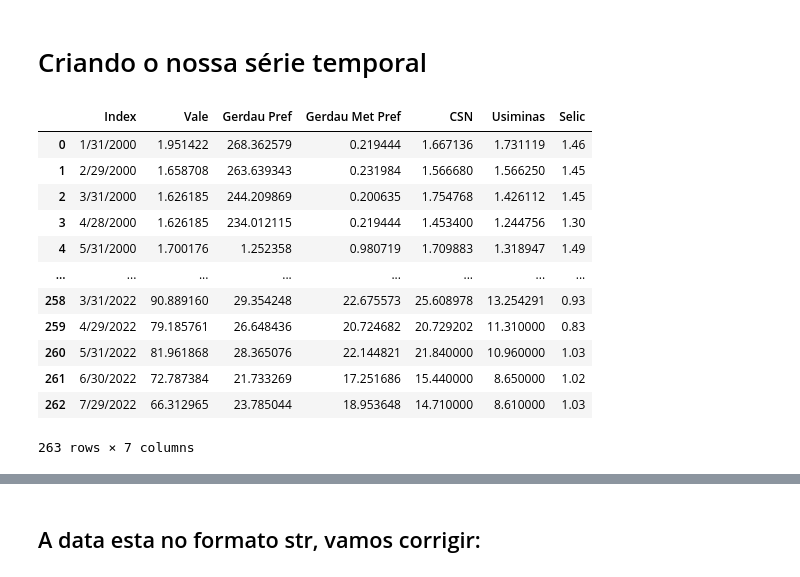
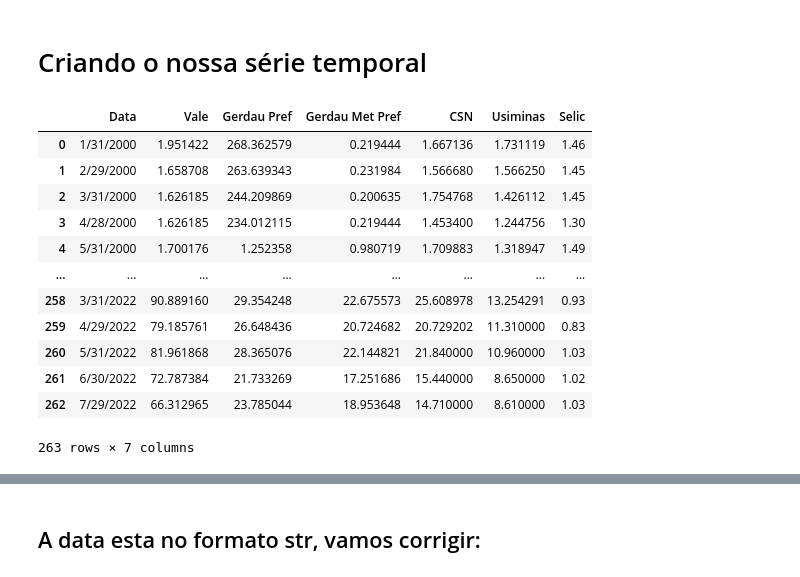
Before and after one commit to kauebr/Insights, a Jupyter notebook: Setor Siderúrgico Nacional/2 Entrega - Cliclo 2/Passo 06 - Análise exploratória/Jupyter Notebooks/Analise exploratória.ipynb, the cells around one changed output, grey strips where cells are left out. Saved outputs shown, nothing was run; the diff lists cells and outputs as text; code cells hidden in the pictures.

```diff
--- a/Setor Siderúrgico Nacional/2 Entrega - Cliclo 2/Passo 06 - Análise exploratória/Jupyter Notebooks/Analise exploratória.ipynb
+++ b/Setor Siderúrgico Nacional/2 Entrega - Cliclo 2/Passo 06 - Análise exploratória/Jupyter Notebooks/Analise exploratória.ipynb
@@ -27,13 +26,12 @@ import seaborn as sns
 # %%
 # Puxando os dados
 dir = 'C:/Users/manda/OneDrive/Documents/GitHub/Insights/Setor Siderúrgico Nacional/2 Entrega - Cliclo 2/Passo 03 e 04 - Coleta e limpeza dos dados/DataFrames/DF pronto para análise pandas.csv'
 df = pd.read_csv(dir, skiprows=1, encoding='UTF8')
 # Dropando coluna desnecessária
 df = df.drop(columns=['Unnamed: 0'])
-df.rename(columns={'Data': 'Index'}, inplace = True)
 df
 # %% [output]
-|  | Index | Vale | Gerdau Pref | Gerdau Met Pref | CSN | Usiminas | Selic |
+|  | Data | Vale | Gerdau Pref | Gerdau Met Pref | CSN | Usiminas | Selic |
 | 0 | 1/31/2000 | 1.951422 | 268.362579 | 0.219444 | 1.667136 | 1.731119 | 1.46 |
 | 1 | 2/29/2000 | 1.658708 | 263.639343 | 0.231984 | 1.566680 | 1.566250 | 1.45 |
 | 2 | 3/31/2000 | 1.626185 | 244.209869 | 0.200635 | 1.754768 | 1.426112 | 1.45 |
```
Also changed, not shown: parts of 23 cells of this notebook.
